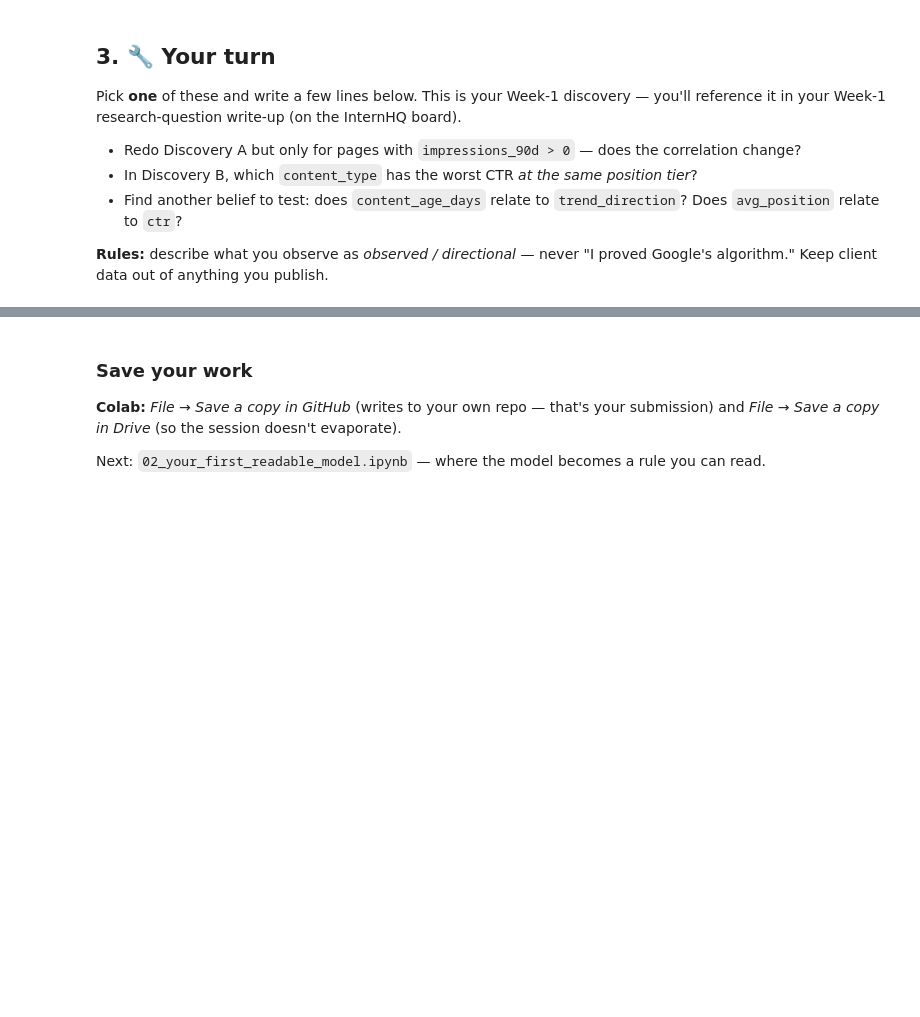
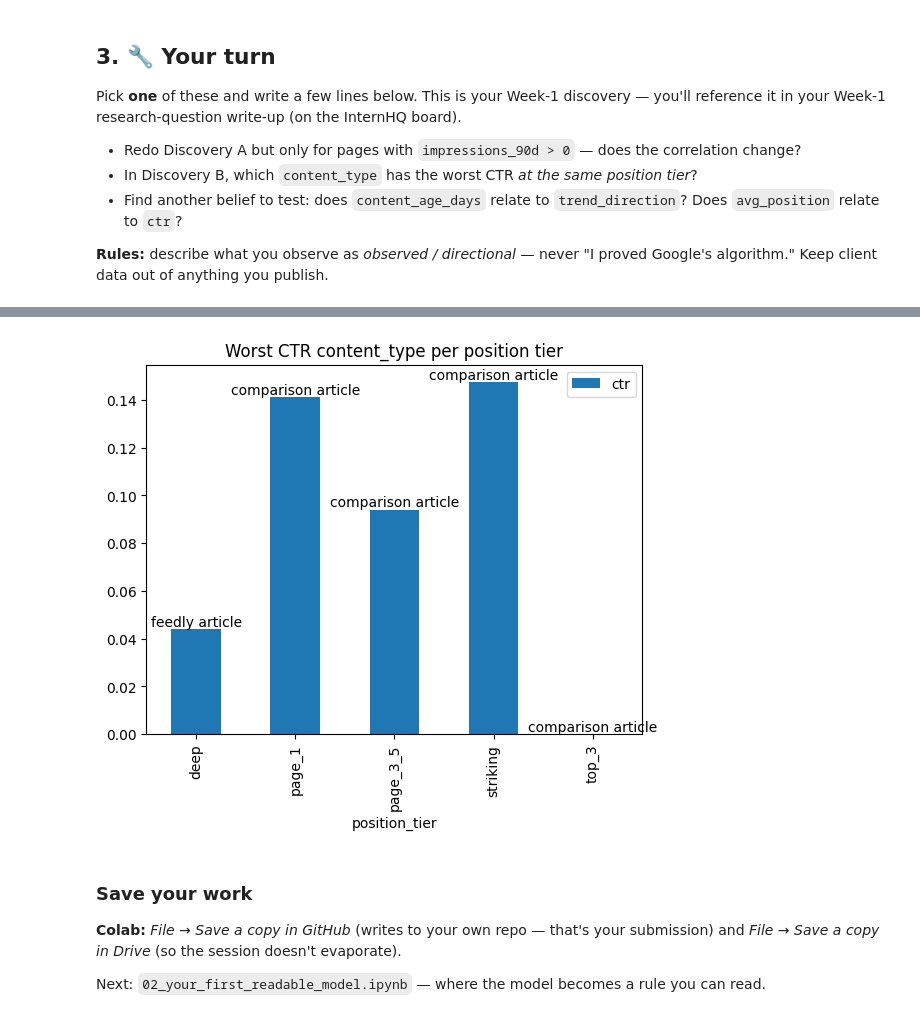
Before and after one commit to ahmedfurqan1/FlyRank-MachineLearning, a Jupyter notebook: notebooks/01_first_look_and_discovery.ipynb, the cells around one changed output, grey strips where cells are left out. Drawn from its saved outputs; the diff is of its cells as text; code cells hidden in the pictures; blank space fills up the shorter version.

```diff
--- a/notebooks/01_first_look_and_discovery.ipynb
+++ b/notebooks/01_first_look_and_discovery.ipynb
@@ -100,3 +174,9 @@ Pick **one** of these and write a few lines below. This is your Week-1 discovery
+# %%
+# This Graph shows content with worsst ctr at each postion.
+ax = worst_per_tier.plot(kind="bar", x="position_tier", y="ctr", title="Worst CTR content_type per position tier")
+ax.bar_label(ax.containers[0], labels=worst_per_tier["content_type"]);
+# %% [output]
+[figure, added]
 # %% [markdown]
 ### Save your work
 **Colab:** *File → Save a copy in GitHub* (writes to your own repo — that's your submission) and *File → Save a copy in Drive* (so the session doesn't evaporate).
```
Also changed, not shown: parts of 10 cells of this notebook.
